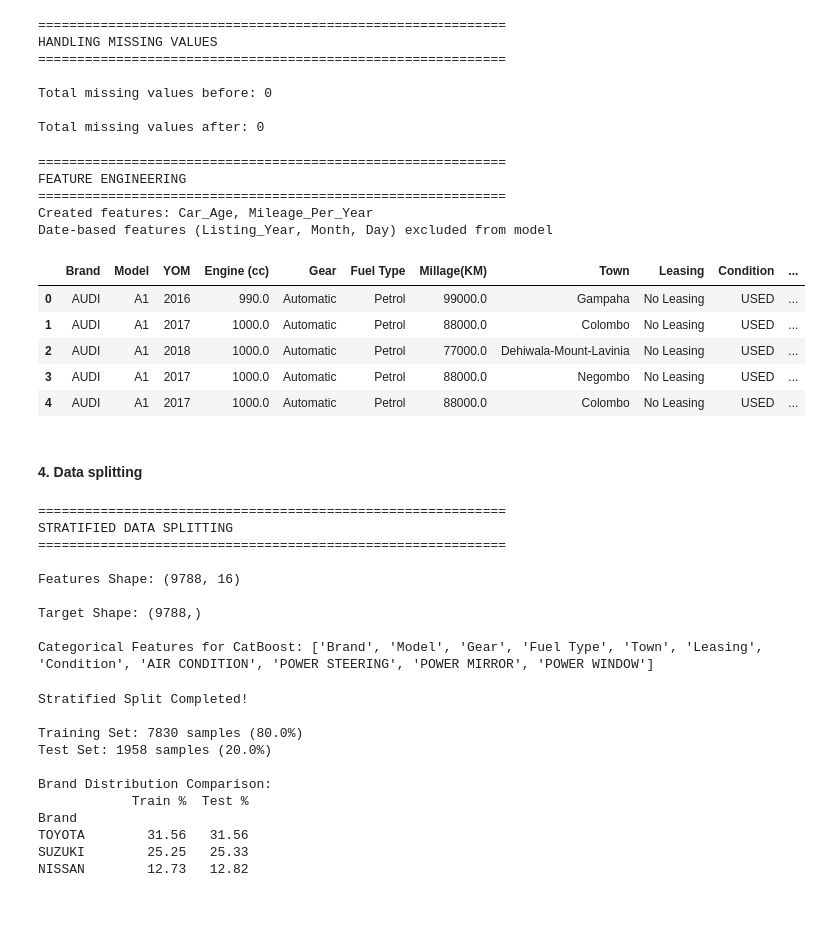
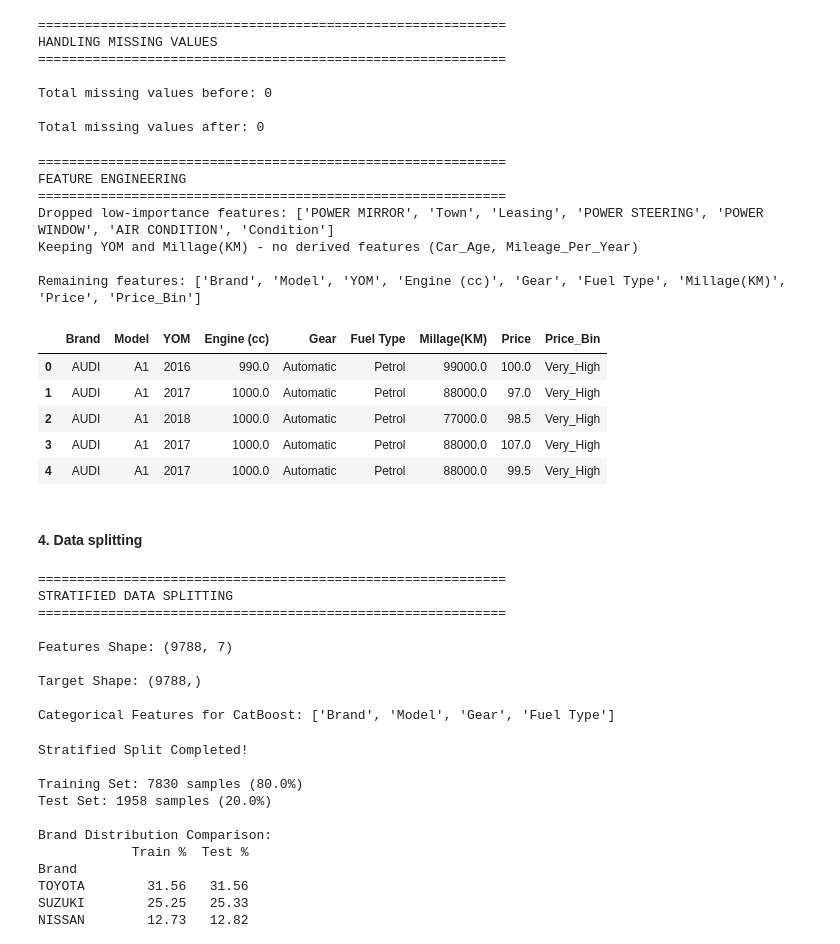
Before and after one commit to Dhammika-Mahendra/AutoMetric, a Jupyter notebook: scripts/notebook.ipynb, the cells around one changed output. Drawn from its saved outputs; the diff is of its cells as text; code cells hidden in the pictures; blank space fills up the shorter version.

```diff
--- a/scripts/notebook.ipynb
+++ b/scripts/notebook.ipynb
@@ -81,42 +81,46 @@ Total missing values after: 0
 # %%
 # Feature Engineering
 print("=" * 60)
 print("FEATURE ENGINEERING")
 print("=" * 60)
 
-# Convert Date to datetime for Car_Age calculation
+# Convert Date to datetime for reference (will be dropped)
 df_processed['Date'] = pd.to_datetime(df_processed['Date'])
 
-# Calculate car age (from Year of Manufacture to listing date)
-# Using the listing year from Date column
-df_processed['Car_Age'] = df_processed['Date'].dt.year - df_processed['YOM']
+# Drop the Date column - we don't use date-based features for prediction
+df_processed = df_processed.drop('Date', axis=1)
 
-# Calculate average mileage per year
-df_processed['Mileage_Per_Year'] = df_processed['Millage(KM)'] / (df_processed['Car_Age'] + 1)  # +1 to avoid division by zero
+# Drop low-importance features based on SHAP analysis
+low_importance_features = ['POWER MIRROR', 'Town', 'Leasing', 'POWER STEERING',
+                           'POWER WINDOW', 'AIR CONDITION', 'Condition']
 
-# Drop the Date column - we don't use date-based features for prediction
-# (Listing_Year, Listing_Month, Listing_Day are not included as features)
-df_processed = df_processed.drop('Date', axis=1)
+# Only drop features that exist in the dataframe
+existing_low_importance = [f for f in low_importance_features if f in df_processed.columns]
+df_processed = df_processed.drop(columns=existing_low_importance)
+
+print(f"Dropped low-importance features: {existing_low_importance}")
+print(f"Keeping YOM and Millage(KM) - no derived features (Car_Age, Mileage_Per_Year)")
 
 # Create price bins for stratified splitting (based on price ranges)
 df_processed['Price_Bin'] = pd.qcut(df_processed['Price'], q=5, labels=['Very_Low', 'Low', 'Medium', 'High', 'Very_High'])
 
-print("Created features: Car_Age, Mileage_Per_Year")
-print("Date-based features (Listing_Year, Month, Day) excluded from model")
+print(f"\nRemaining features: {df_processed.columns.tolist()}")
 
 df_processed.head()
 # %% [output]
 ============================================================
 FEATURE ENGINEERING
 ============================================================
-Created features: Car_Age, Mileage_Per_Year
-Date-based features (Listing_Year, Month, Day) excluded from model
+Dropped low-importance features: ['POWER MIRROR', 'Town', 'Leasing', 'POWER STEERING', 'POWER WINDOW', 'AIR CONDITION', 'Condition']
+Keeping YOM and Millage(KM) - no derived features (Car_Age, Mileage_Per_Year)
+
+Remaining features: ['Brand', 'Model', 'YOM', 'Engine (cc)', 'Gear', 'Fuel Type', 'Millage(KM)', 'Price', 'Price_Bin']
-|  | Brand | Model | YOM | Engine (cc) | Gear | Fuel Type | Millage(KM) | Town | Leasing | Condition | ... |
-| 0 | AUDI | A1 | 2016 | 990.0 | Automatic | Petrol | 99000.0 | Gampaha | No Leasing | USED | ... |
-| 1 | AUDI | A1 | 2017 | 1000.0 | Automatic | Petrol | 88000.0 | Colombo | No Leasing | USED | ... |
-| 2 | AUDI | A1 | 2018 | 1000.0 | Automatic | Petrol | 77000.0 | Dehiwala-Mount-Lavinia | No Leasing | USED | ... |
-| 3 | AUDI | A1 | 2017 | 1000.0 | Automatic | Petrol | 88000.0 | Negombo | No Leasing | USED | ... |
-| 4 | AUDI | A1 | 2017 | 1000.0 | Automatic | Petrol | 88000.0 | Colombo | No Leasing | USED | ... |
+|  | Brand | Model | YOM | Engine (cc) | Gear | Fuel Type | Millage(KM) | Price | Price_Bin |
+| 0 | AUDI | A1 | 2016 | 990.0 | Automatic | Petrol | 99000.0 | 100.0 | Very_High |
+| 1 | AUDI | A1 | 2017 | 1000.0 | Automatic | Petrol | 88000.0 | 97.0 | Very_High |
+| 2 | AUDI | A1 | 2018 | 1000.0 | Automatic | Petrol | 77000.0 | 98.5 | Very_High |
+| 3 | AUDI | A1 | 2017 | 1000.0 | Automatic | Petrol | 88000.0 | 107.0 | Very_High |
+| 4 | AUDI | A1 | 2017 | 1000.0 | Automatic | Petrol | 88000.0 | 99.5 | Very_High |
 # %% [markdown]
 #### 4. Data splitting
 # %%
@@ -151,11 +155,11 @@ print(f"\nCategorical Features for CatBoost: {cat_features}")
 STRATIFIED DATA SPLITTING
 ============================================================
 
-Features Shape: (9788, 16)
+Features Shape: (9788, 7)
 
 Target Shape: (9788,)
 
-Categorical Features for CatBoost: ['Brand', 'Model', 'Gear', 'Fuel Type', 'Town', 'Leasing', 'Condition', 'AIR CONDITION', 'POWER STEERING', 'POWER MIRROR', 'POWER WINDOW']
+Categorical Features for CatBoost: ['Brand', 'Model', 'Gear', 'Fuel Type']
 # %%
 # Perform stratified train-test split
 X_train, X_test, y_train, y_test = train_test_split(
```
Also changed, not shown: parts of 9 cells of this notebook, 8 other files.
